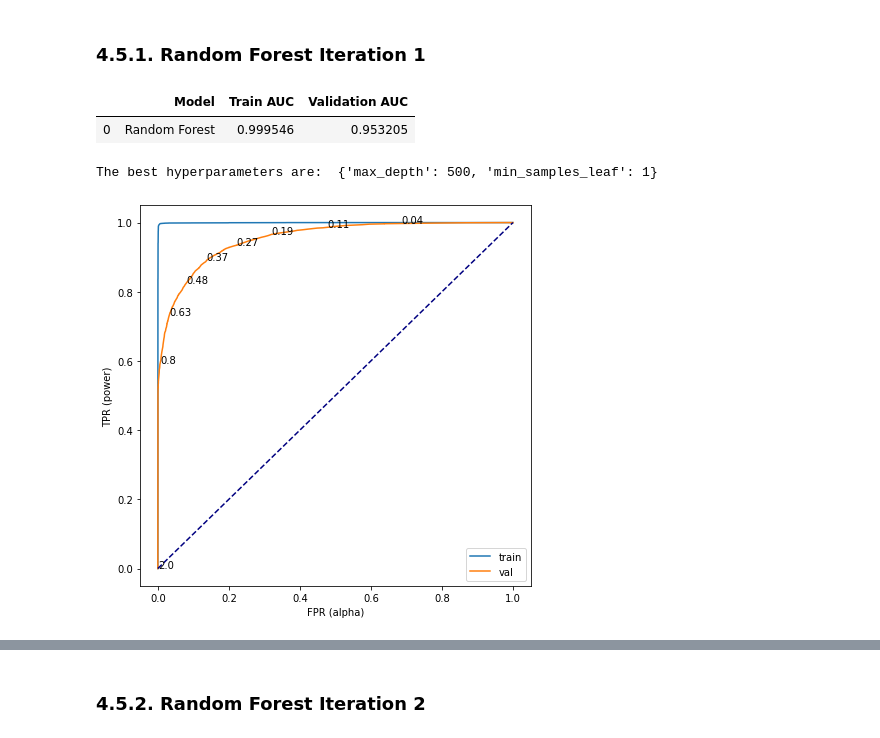
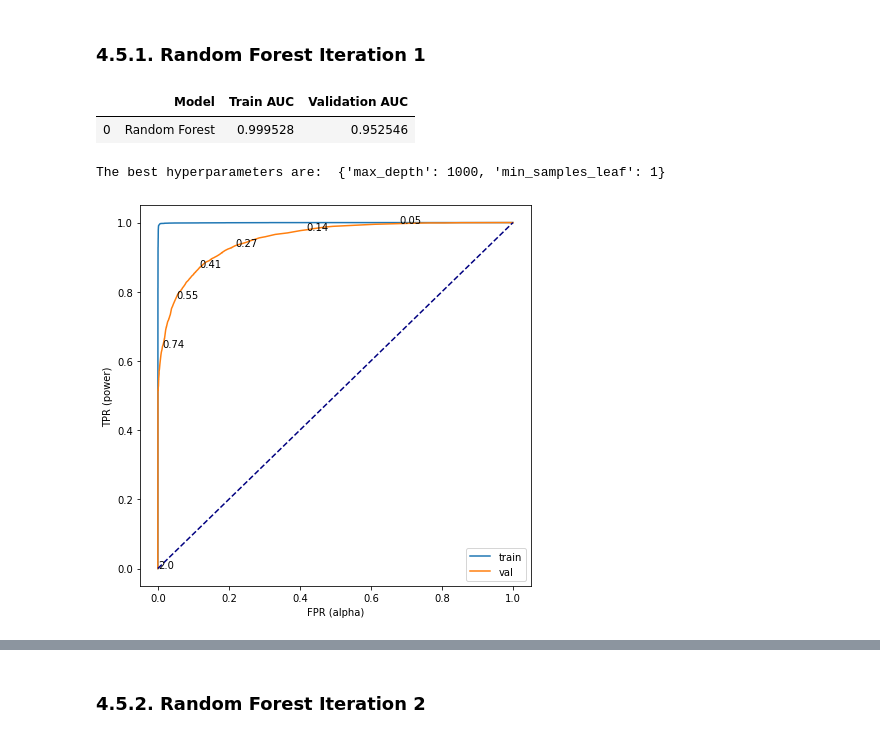
Before and after one commit to ravimalde/hotel_cancellation_analysis, a Jupyter notebook: index2.ipynb, the cells around one changed output, grey strips where cells are left out. Cells and saved outputs as stored; diff of their text form; code cells hidden in the pictures.

```diff
--- a/index2.ipynb
+++ b/index2.ipynb
@@ -531,14 +559,14 @@ decision_tree3.pretty_conf_matrix()
 # %% [markdown]
 ### 4.5.1. Random Forest Iteration 1
 # %%
-param_grid = {'max_depth':[10,100,500,1000], 'min_samples_leaf':[1,10,100,1000]}
+param_grid = {'max_depth':[10,100,1000,10000], 'min_samples_leaf':[1,10,100,1000]}
 random_forest1 = Classification("Random Forest", X_train, X_val, y_train, y_val)
 random_forest1.get_scores(param_grid, skf)
 # %% [output]
 |  | Model | Train AUC | Validation AUC |
-| 0 | Random Forest | 0.999546 | 0.953205 |
+| 0 | Random Forest | 0.999528 | 0.952546 |
-The best hyperparameters are:  {'max_depth': 500, 'min_samples_leaf': 1}
+The best hyperparameters are:  {'max_depth': 1000, 'min_samples_leaf': 1}
-[figure, old version]
+[figure, new version]
 # %%
 random_forest1.opt_plots()
 # %% [output]
```
Also changed, not shown: parts of 18 cells of this notebook.
